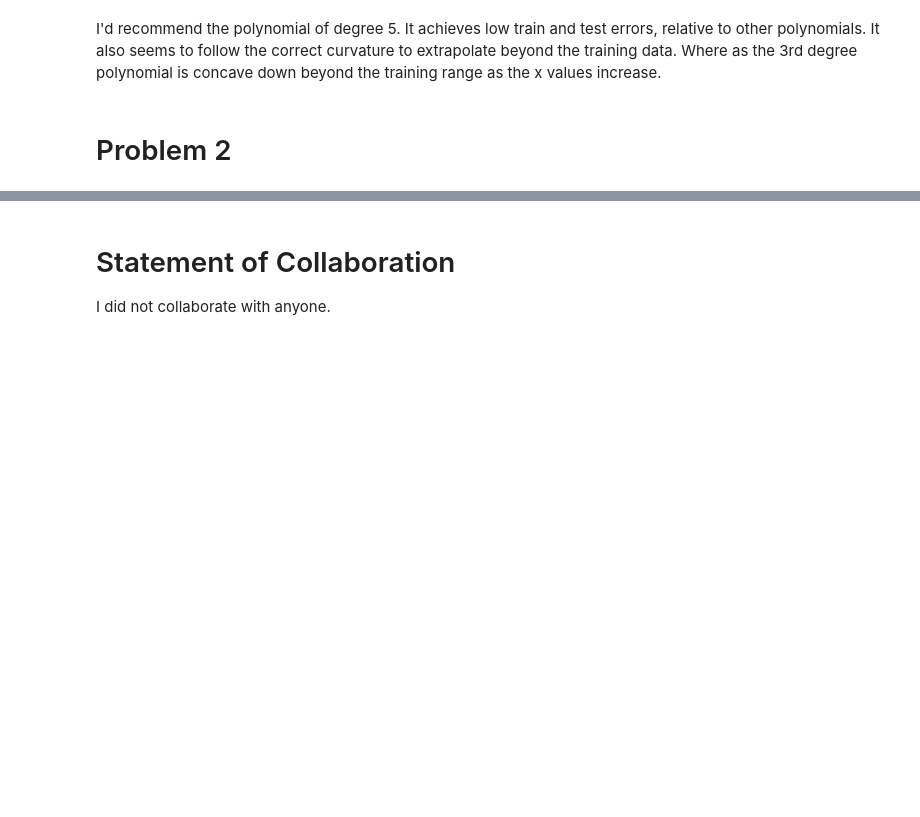
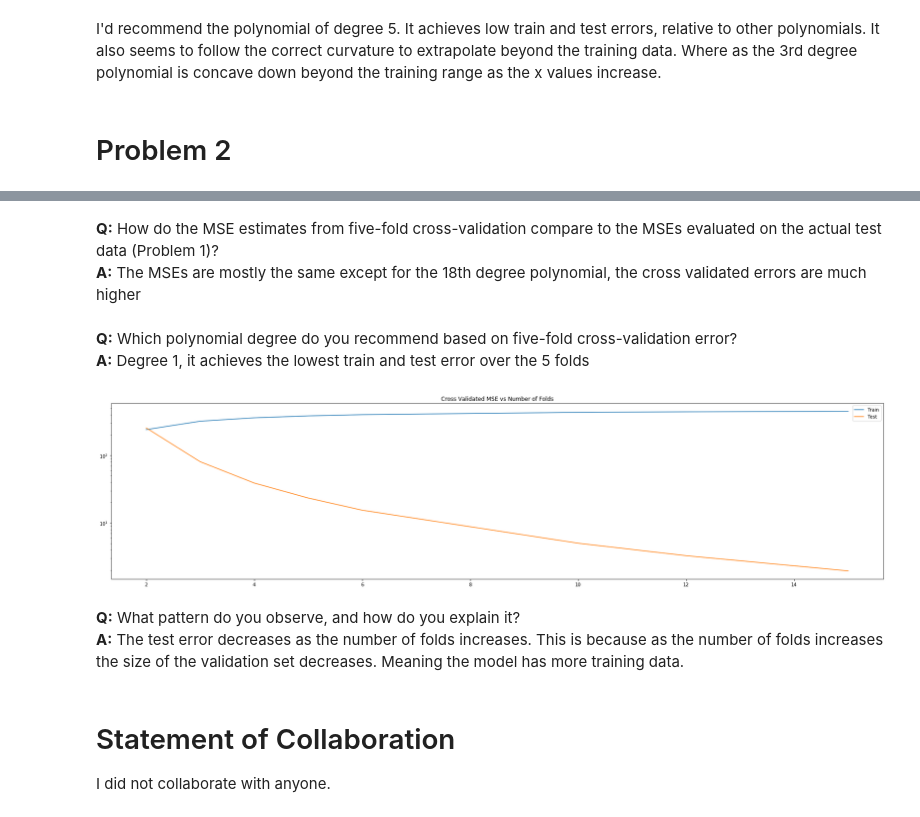
Before and after one commit to jordanott/MachineLearning, a Jupyter notebook: Homework/02/HW2.ipynb, the cells around one changed output, grey strips where cells are left out. Drawn from its saved outputs; the diff is of its cells as text; code cells hidden in the pictures; blank space fills up the shorter version.

```diff
--- a/Homework/02/HW2.ipynb
+++ b/Homework/02/HW2.ipynb
@@ -102,3 +115,34 @@ SyntaxError: invalid syntax (<ipython-input-6-f8919831c9e6>, line 6)
+# %% [markdown]
+**Q:** How do the MSE estimates from five-fold cross-validation compare to the MSEs evaluated on the actual test
+data (Problem 1)?
+**A:** The MSEs are mostly the same except for the 18th degree polynomial, the cross validated errors are much higher
+# %% [markdown]
+**Q:** Which polynomial degree do you recommend based on five-fold cross-validation error?
+**A:** Degree 1, it achieves the lowest train and test error over the 5 folds
+# %%
+folds = [2, 3, 4, 5, 6, 10, 12, 15]
+errors = []
+for nFolds in folds:
+    J = [None for _ in range(nFolds)]
+    for iFold in range(nFolds):
+        Xti,Xvi,Yti,Yvi = ml.crossValidate(Xtr,Ytr,nFolds,iFold) # use ith block as validation
+        error = train_models_of_degree(Xti,Yti,Xvi,Yvi,degrees=[1],plot=False)
+        J[iFold] = error
+    errors.append(np.mean(np.array(J),axis=0))
+
+mean_fold_error = np.array(errors)
+
+fig=plt.figure(figsize=(30,7))
+plt.semilogy(folds, mean_fold_error[:,:,0],label='Train')
+plt.semilogy(folds, mean_fold_error[:,:,1],label='Test')
+plt.legend()
+plt.title('Cross Validated MSE vs Number of Folds')
+plt.show()
+# %% [output]
+[figure, added]
+# %% [markdown]
+**Q:** What pattern do you observe, and how do you explain it?
+**A:** The test error decreases as the number of folds increases. This is because as the number of folds increases the size of the validation set decreases. Meaning the model has more training data.
 # %% [markdown]
 # Statement of Collaboration
 I did not collaborate with anyone.
```
Also changed, not shown: parts of 6 cells of this notebook, 2 other files.
